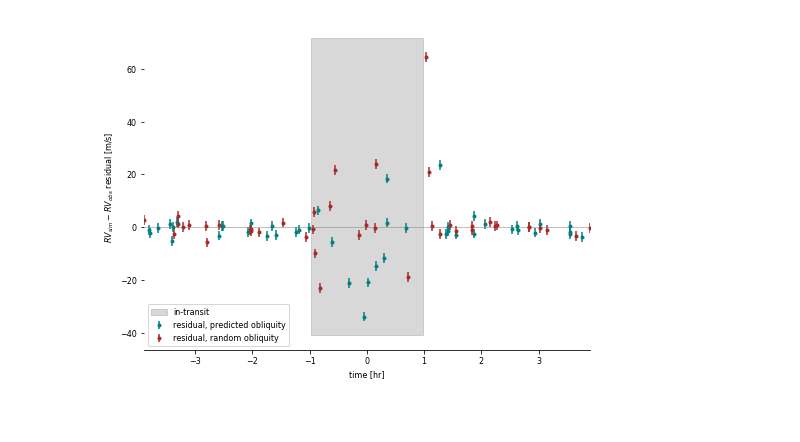
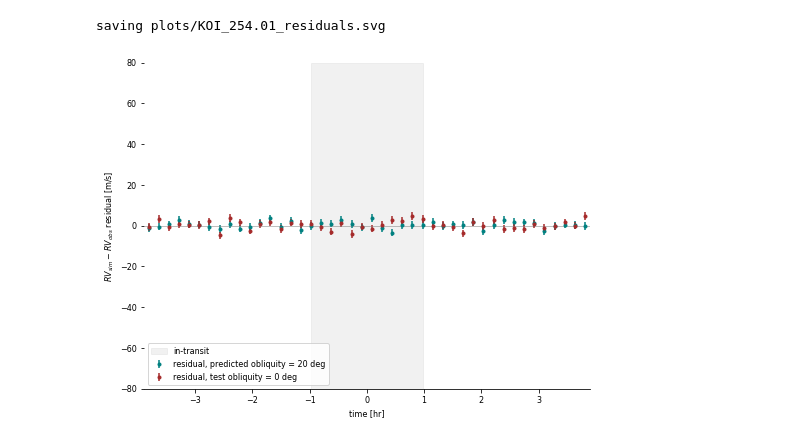
Before and after one commit to namagu/rossiter-mclaughlin-coaddventure, a Jupyter notebook: residuals.ipynb, the cells around one changed output. Drawn from its saved outputs; the diff is of its cells as text; code cells hidden in the pictures; blank space fills up the shorter version.

```diff
--- a/residuals.ipynb
+++ b/residuals.ipynb
@@ -76,19 +146,30 @@ case_b_obs = pd.read_csv('rv_lcs/KOI_961.01_synthobs_rmrv_lc_b_0.0_phi_0.0278pi.
 # %%
 koi = 254.01
 
-# case A is the predicted
-case_a_sim = pd.read_csv('rv_lcs/KOI_254.01_sim_rmrv_lc_b_0.0_phi_0.0pi.csv',
-                    header=4)
-case_a_obs = pd.read_csv('rv_lcs/KOI_254.01_synthobs_rmrv_lc_b_0.0_phi_0.0pi.csv',
+# case A is the prediction which reflects physical reality
+case_20_sim = pd.read_csv('rv_lcs/KOI_254.01_simmatch_rmrv_lc_b_0.0_phi_0.111pi.csv',
+                          header=4)
+case_20_obs = pd.read_csv('rv_lcs/KOI_254.01_synthobsmatch_rmrv_lc_b_0.0_phi_0.111pi.csv',
                     header=4)
 
-# case B is the random
-case_b_sim = pd.read_csv('rv_lcs/KOI_254.01_sim_rmrv_lc_b_0.0_phi_0.111pi.csv',
+# case B is the test case prediction
+case_0_sim = pd.read_csv('rv_lcs/KOI_254.01_simmatch_rmrv_lc_b_0.0_phi_0.0pi.csv',
                     header=4)
-case_b_obs = pd.read_csv('rv_lcs/KOI_254.01_synthobs_rmrv_lc_b_0.0_phi_0.111pi.csv',
+case_0_obs = pd.read_csv('rv_lcs/KOI_254.01_synthobsmatch_rmrv_lc_b_0.0_phi_0.0pi.csv',
                     header=4)
 
 
 file_asim = "rv_lcs/KOI_254.01_sim_rmrv_lc_b_0.0_phi_0.0pi.csv"
 P, dur = get_params(file_asim)
 P *= 24   # convert to hours
+
+# best obliquity model - best obliquity obs
+t_20 = case_20_obs['# time [d]']*24
+res_20 = case_20_obs['radial velocity [m/s]'] - case_20_sim['radial velocity [m/s]']
+
+# best obliquity model - test obliquity obs
+t_0 = case_0_obs['# time [d]']*24
+res_0 = case_20_sim['radial velocity [m/s]'] - case_0_obs['radial velocity [m/s]']
+
+# t_20, res_20 = calculate_residual(case_20_sim, case_20_obs, case_20_sim)
+# t_0, res_0 = calculate_residual(case_0_sim, case_0_obs, case_20_sim)
@@ -111,11 +191,11 @@ fs = 14 # font size
 plt.rc('font', size=fs)
 
 
-ax.errorbar(t_a - P, res_a, yerr=sigma_all,
-            c='teal', fmt='.',label=f"residual, predicted obliquity"
+ax.errorbar(t_20 - P, res_20, yerr=sigma_all,
+            c='teal', fmt='.',label=f"residual, predicted obliquity = 20 deg"
            )
-ax.errorbar(t_b - P, res_b, yerr=sigma_all,
-            c='brown', fmt='.',label=f"residual, random obliquity"
+ax.errorbar(t_0 - P, res_0, yerr=sigma_all,
+            c='brown', fmt='.',label=f"residual, test obliquity = 0 deg"
            )
 
 
@@ -124,34 +204,37 @@ ax.set_xlabel(r"time [hr]")
 ax.set_ylabel(r"$RV_{sim} - RV_{obs}$ residual [m/s]")
 
 
 window = np.array([-1,1])*2*dur
 ax.set_xlim(window[0], window[1])
+ax.set_ylim(-80,80)
 
 # # additional visual markers
 # ax.vlines(0.5*(dur)*np.array([-1,1]),ax.get_ylim()[0],ax.get_ylim()[1],
 #           color='grey', alpha=0.4 , label=f"dur = {dur:.3}")
 
 corner = (-dur*0.5, ax.get_ylim()[0])
 width = dur  # hrs
 height = np.diff(ax.get_ylim())[0]
 ax.add_patch(Rectangle(corner, width, height,
-                      color='grey', alpha=0.3, zorder=1,
+                      color='lightgrey', alpha=0.3, zorder=1,
                       label="in-transit"))
 ax.hlines(0,window[0],window[1],lw=1,colors='grey',alpha=0.5)
 
 for spine in ax.spines: ax.spines[spine].set_visible(False)
 ax.spines['bottom'].set_visible(True)
 
 # plt.text(ax.get_xlim()[0]*0.5, ax.get_ylim()[1]*0.75, f"stellar obliquity = {phi_star * (180/np.pi):.3} deg")
 
 #ax.set_facecolor("lightgrey")
 #plt.grid(c='white')
 plt.rc('font', size=8)
 plt.legend(loc='lower left')
 
 filename=f"plots/KOI_{koi}_residuals.svg"
 plt.savefig(filename, bbox_inches='tight',transparent=True)
+print(f"saving {filename}")
 # %% [output]
+saving plots/KOI_254.01_residuals.svg
-[figure, old version]
+[figure, new version]
 # %%
 dur
```
Also changed, not shown: parts of 8 cells of this notebook, 1 other file.
